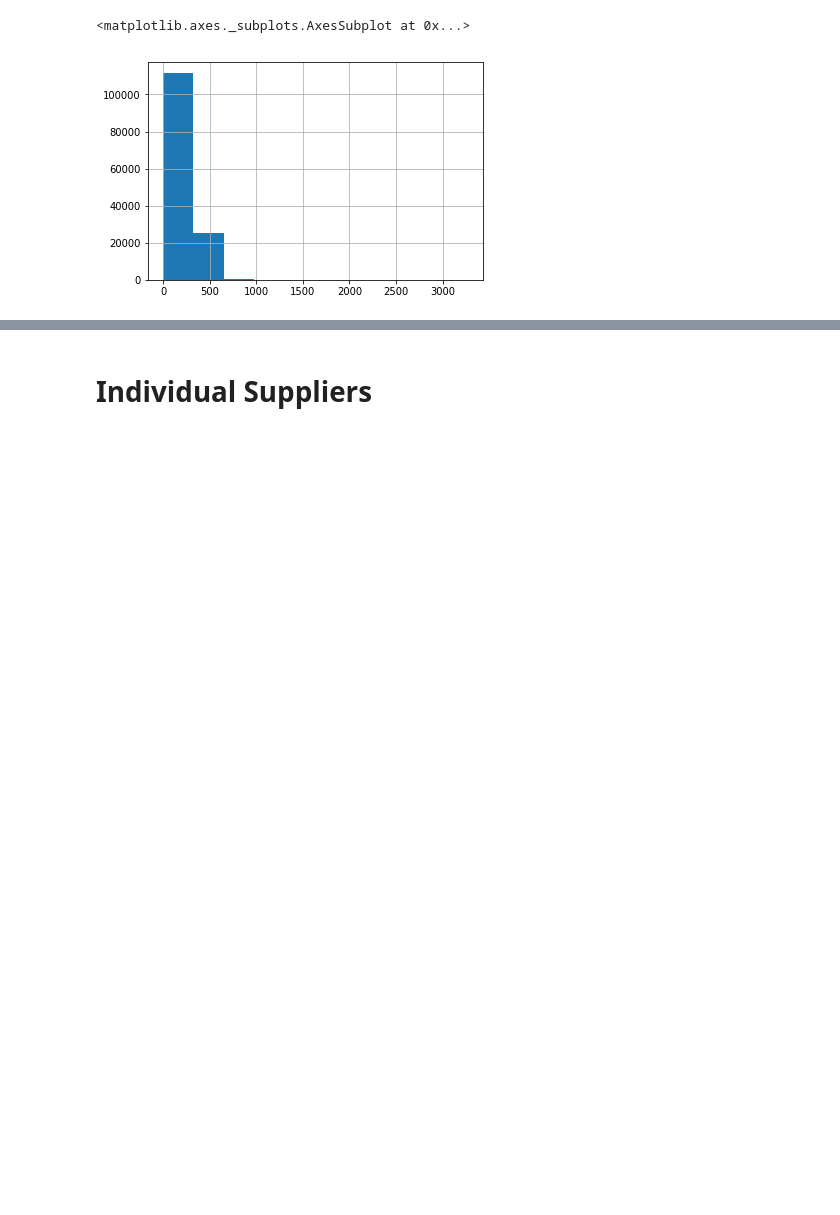
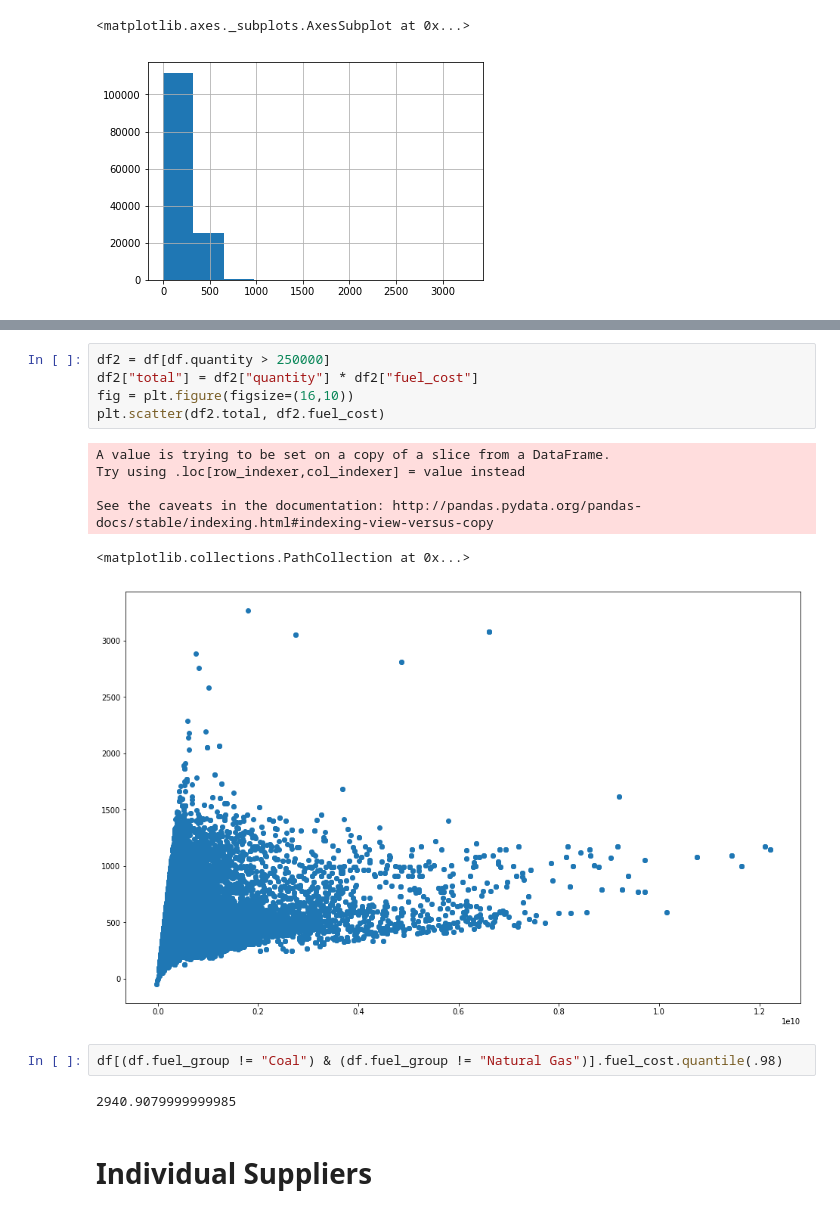
Before and after one commit to ortsed/eia-fuel-costs, a Jupyter notebook: 7-Analysis-and-Viz.ipynb, the cells around one changed output, grey strips where cells are left out. Saved outputs shown, nothing was run; the diff lists cells and outputs as text; blank space fills up the shorter version.

```diff
--- a/7-Analysis-and-Viz.ipynb
+++ b/7-Analysis-and-Viz.ipynb
@@ -83,3 +123,19 @@ df[df.fuel_group == "Coal"].fuel_cost.hist()
+# %%
+df2 = df[df.quantity > 250000]
+df2["total"] = df2["quantity"] * df2["fuel_cost"]
+fig = plt.figure(figsize=(16,10))
+plt.scatter(df2.total, df2.fuel_cost)
+# %% [output]
+A value is trying to be set on a copy of a slice from a DataFrame.
+Try using .loc[row_indexer,col_indexer] = value instead
+
+See the caveats in the documentation: http://pandas.pydata.org/pandas-docs/stable/indexing.html#indexing-view-versus-copy
+<matplotlib.collections.PathCollection at 0x...>
+[figure, added]
+# %%
+df[(df.fuel_group != "Coal") & (df.fuel_group != "Natural Gas")].fuel_cost.quantile(.98)
+# %% [output]
+2940.9079999999985
 # %% [markdown]
 # Individual Suppliers
 # %%
```
Also changed, not shown: parts of 5 cells of this notebook, 4 other files.
